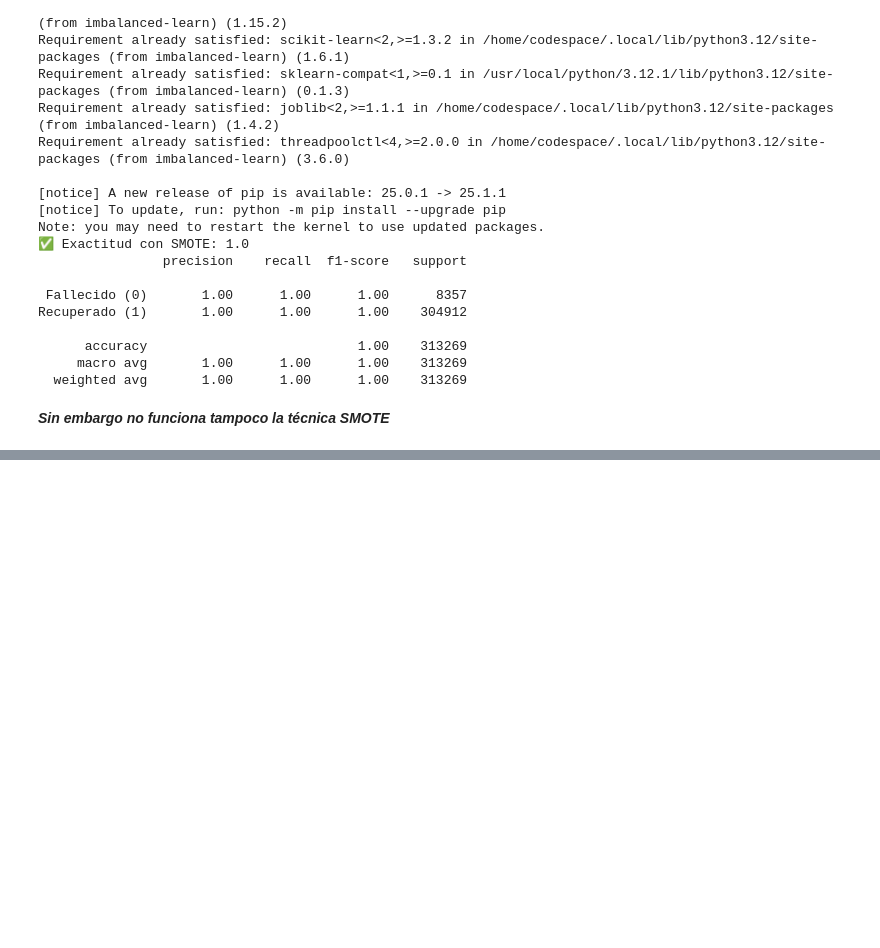
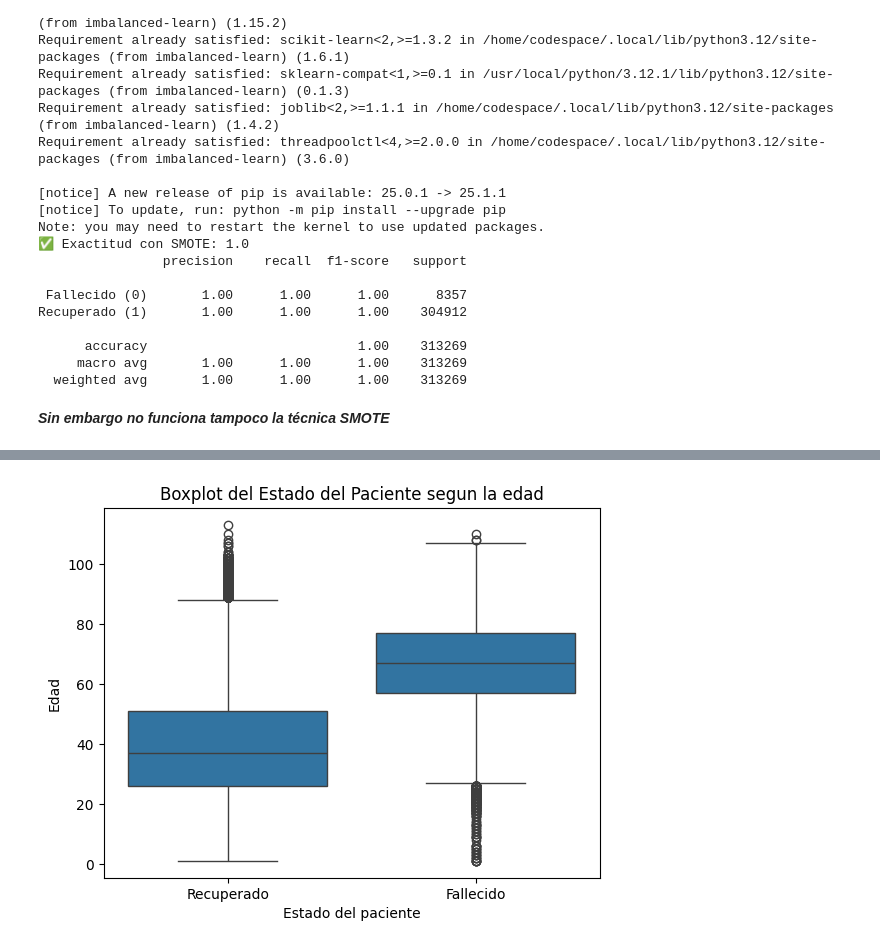
Before and after one commit to AlexandraAponte/Intriduccion_Github, a Jupyter notebook: Notebooks/Trabajo Final.ipynb, the cells around one changed output, grey strips where cells are left out. Cells and saved outputs as stored; diff of their text form; code cells hidden in the pictures; blank space fills up the shorter version.

```diff
--- a/Notebooks/Trabajo Final.ipynb
+++ b/Notebooks/Trabajo Final.ipynb
@@ -684,0 +738,10 @@ Recuperado (1)       1.00      1.00      1.00    304912
+# %%
+# Boxplot de la cantidad de personas recuperadas y fallecidad
+
+sns.boxplot(x=df_2['Recuperado'], y=df_2['Edad'])
+plt.title('Boxplot del Estado del Paciente segun la edad')
+plt.xlabel('Estado del paciente')
+plt.ylabel('Edad')
+plt.show()
+# %% [output]
+[figure, added]
```
Also changed, not shown: parts of 10 cells of this notebook, 3 other files.
